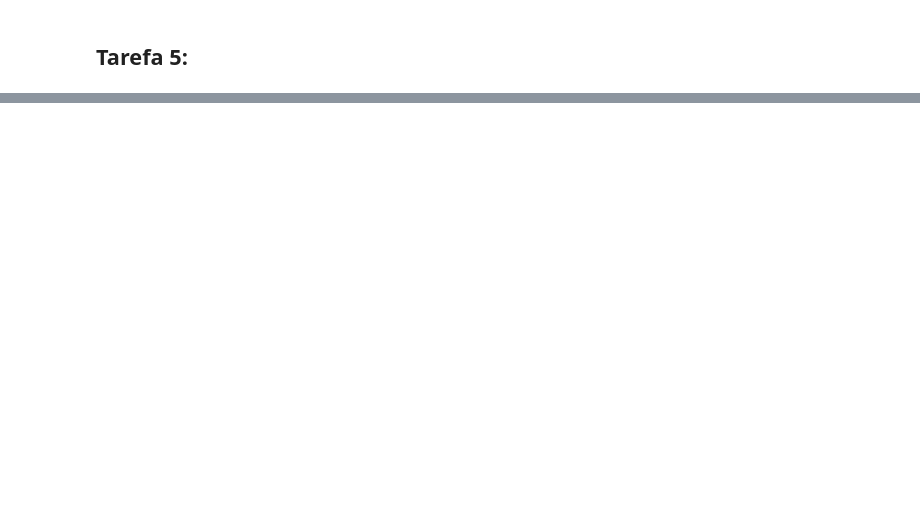
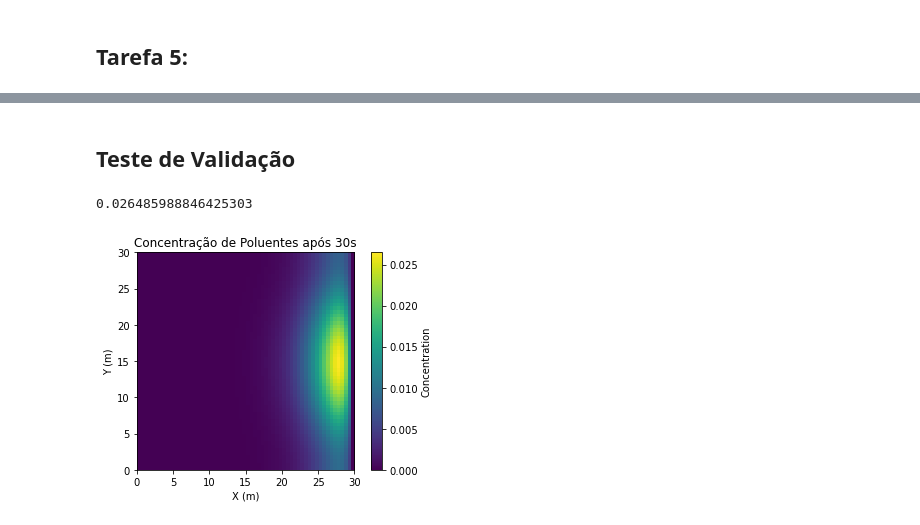
Before and after one commit to MatheusCastellucci/TransCalAPS2, a Jupyter notebook: grupo10_aps2.ipynb, the cells around one changed output, grey strips where cells are left out. Drawn from its saved outputs; the diff is of its cells as text; code cells hidden in the pictures; blank space fills up the shorter version.

```diff
--- a/grupo10_aps2.ipynb
+++ b/grupo10_aps2.ipynb
@@ -135,0 +147,66 @@ for t in lisa_t_testes:
+# %% [markdown]
+## Teste de Validação
+# %%
+K = 1
+delta_t = 0.05
+delta_s = 0.5
+alpha = 1
+Lx = 30
+Ly = 30
+T_despejo = 2
+T_final = 5
+a = b = 15
+Q_ponto = 80
+
+x = int(Lx/delta_s)
+y = int(Ly/delta_s)
+
+C = np.zeros((x, y))
+
+a_idx = int(a/delta_s)
+b_idx = int(b/delta_s)
+
+qC_ponto = Q_ponto/(delta_s**2)
+
+C = np.zeros((x, y))
+tt = int(30/delta_t)
+
+var = False
+for t in range(tt):
+    C2 = np.copy(C)
+
+    if t <= (T_despejo/delta_t):
+        C[a_idx][b_idx] += qC_ponto * delta_t
+
+    for i in range(1, y-1):
+        for j in range(1, x-1):
+            v = 0
+
+            termo1 = -v * (C[j+1][i] - C[j-1][i])/(2*delta_s)
+            termo2 = -alpha * (C[j][i+1] - C[j][i-1])/(2*delta_s)
+
+            termo3 = K * (C[j+1][i] - 2*C[j][i] + C[j-1][i])/(delta_s**2)
+            termo4 = K * (C[j][i+1] - 2*C[j][i] + C[j][i-1])/(delta_s**2)
+
+            C2[j][i] = C[j][i] + delta_t * (termo1 + termo2 + termo3 + termo4)
+
+            if C2[j][i] < 0:
+                C2[j][i] = 0
+
+    C2[0][:] = C2[1][:]
+    C2[-1][:] = C2[-2][:]
+    C2[:][0] = C2[:][1]
+    C2[:][-1] = C2[:][-2]
+
+    C = np.copy(C2)
+print(np.max(C))
+#Graficos
+plt.imshow(C, cmap='viridis', extent=[0, Lx, 0, Ly])
+plt.colorbar(label='Concentration')
+plt.xlabel('X (m)')
+plt.ylabel('Y (m)')
+plt.title(f'Concentração de Poluentes após 30s')
+plt.show()
+# %% [output]
+0.026485988846425303
+[figure, added]
```
Also changed, not shown: parts of 5 cells of this notebook.
